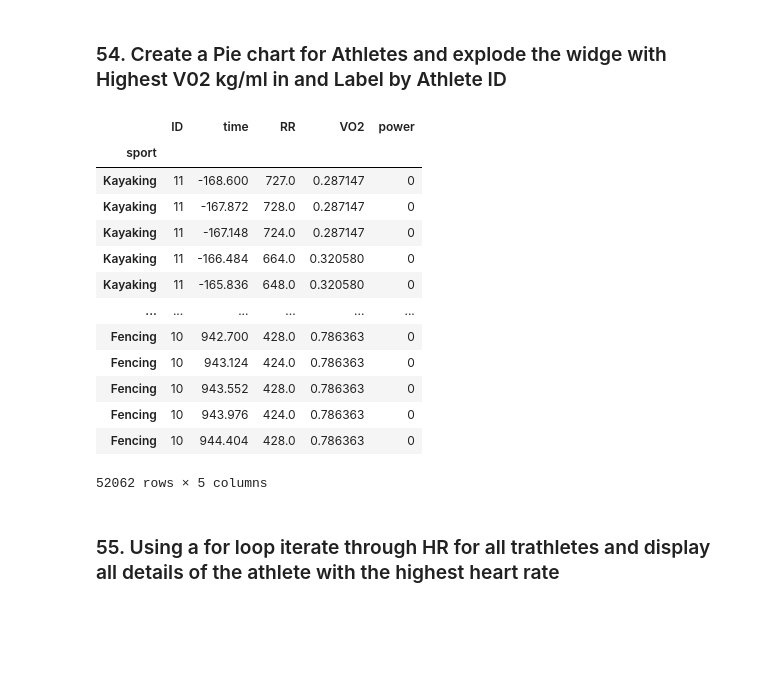
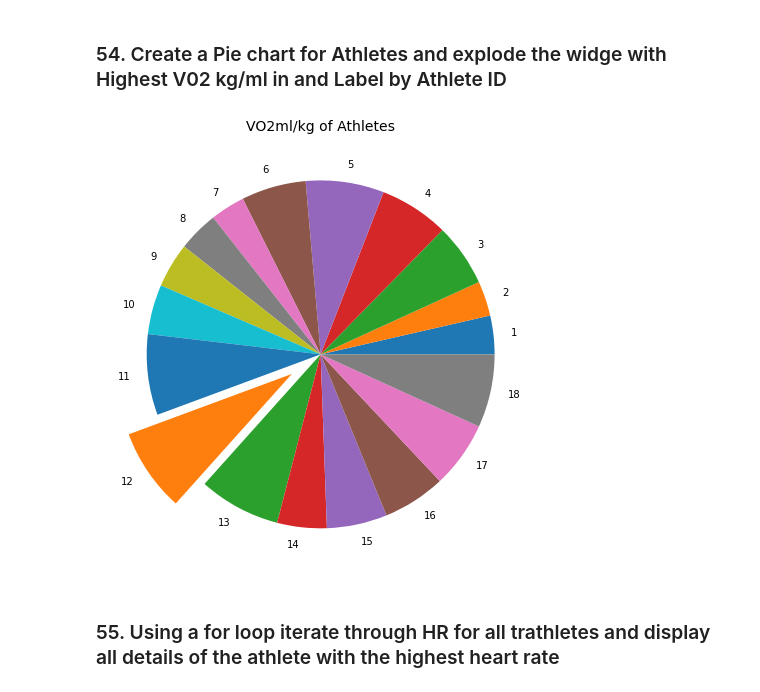
Before and after one commit to Soumi88-dev/Team4_Python_Warriors, a Jupyter notebook: Team4_Rupa.ipynb, the cells around one changed output. Cells and saved outputs as stored; diff of their text form; code cells hidden in the pictures; blank space fills up the shorter version.

```diff
--- a/Team4_Rupa.ipynb
+++ b/Team4_Rupa.ipynb
@@ -94,16 +62,17 @@ plt.show()
 # %% [markdown]
 ### 51.List every athlete’s V02 ml/kg
 # %%
-VO2_sum=(All_sports.groupby('ID')['VO2'].sum())
-#weight=Athletes[['ID','Weight']]
-#weight['VO2_sum'] =VO2_sum
-#print(weight)
+# Adding all VO2 values for each athlete
+vO2_sum_df=All_sports.groupby(['ID'])['VO2'].sum()
+#print(vO2_sum_df)
 
-#VO2_per=VO2_sum/weight
-#print(VO2_per)
+#Inner join on VO2sum and athletes based on ID and writing them to a new dataframe
 
-#print(VO2_sum,Athletes['Weight'])
-#print(Athletes[['ID','Weight']])
-# print(Athletes['ID'],VO2_per)
-#All_sports
+#print(athletenew_df)
+
+
+#Calculating VO2ml/kg for each athlete and writing it to the dataframe
+athletenew_df['VO2mlperkg']=(athletenew_df['VO2']/athletenew_df['Weight']).round(2)
+#print(athletenew_df)
+athletenew_df[['ID','VO2mlperkg']]
 # %% [output]
@@ -148,22 +113,22 @@ Jill - 947662781
 # %% [markdown]
 ### 54. Create a Pie chart for  Athletes and explode the widge with Highest V02 kg/ml in and Label by Athlete ID
 # %%
-All_sports
+#athletenew_df
+
+# Finding the index of the highest VO2 value
+vo2_max_index = athletenew_df['VO2mlperkg'].idxmax()
+#print(vo2_max_index)
+
+# Define explode array with 0.2 for the slice with the maximum VO2
+explodes = [0.2 if max == vo2_max_index else 0 for max in range(len(athletenew_df))]
+
+# Create pie chart
+plt.figure(figsize=(10, 8))
+plt.pie(athletenew_df['VO2mlperkg'], explode=explodes, labels=athletenew_df['ID'])
+plt.title('VO2ml/kg of Athletes', fontsize=14)
+plt.show()
 # %% [output]
-|  | ID | time | RR | VO2 | power |
-| sport |  |  |  |  |  |
-| Kayaking | 11 | -168.600 | 727.0 | 0.287147 | 0 |
-| Kayaking | 11 | -167.872 | 728.0 | 0.287147 | 0 |
-| Kayaking | 11 | -167.148 | 724.0 | 0.287147 | 0 |
-| Kayaking | 11 | -166.484 | 664.0 | 0.320580 | 0 |
-| Kayaking | 11 | -165.836 | 648.0 | 0.320580 | 0 |
-| ... | ... | ... | ... | ... | ... |
-| Fencing | 10 | 942.700 | 428.0 | 0.786363 | 0 |
-| Fencing | 10 | 943.124 | 424.0 | 0.786363 | 0 |
-| Fencing | 10 | 943.552 | 428.0 | 0.786363 | 0 |
-| Fencing | 10 | 943.976 | 424.0 | 0.786363 | 0 |
-| Fencing | 10 | 944.404 | 428.0 | 0.786363 | 0 |
-52062 rows × 5 columns
+[figure, added]
 # %% [markdown]
 ### 55. Using a for loop iterate through HR for all trathletes and display all details of the athlete with the highest heart rate
 # %% [markdown]
```
Also changed, not shown: parts of 12 cells of this notebook.
